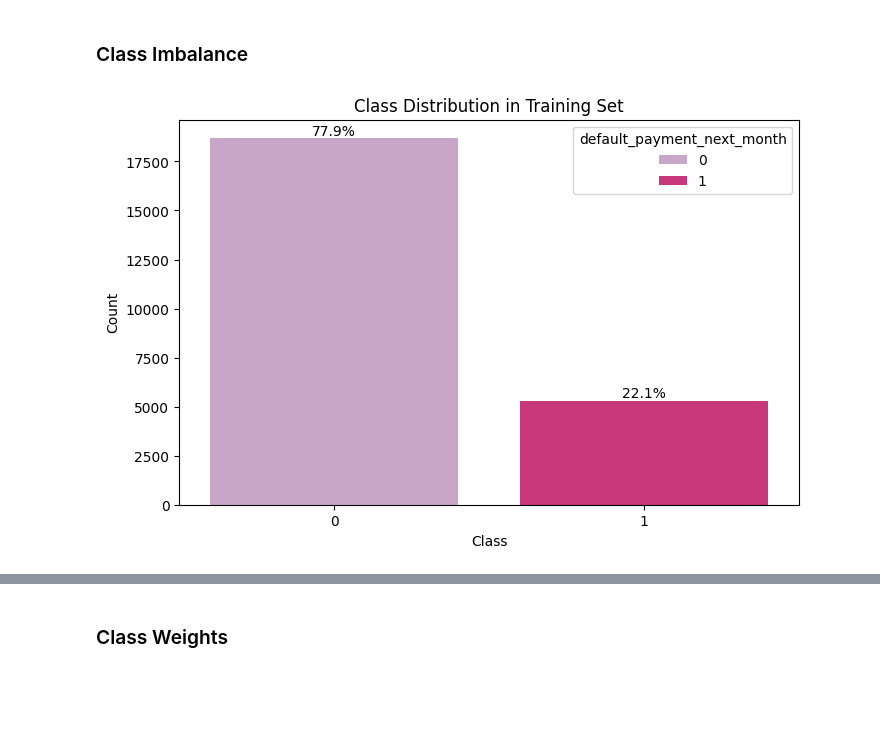
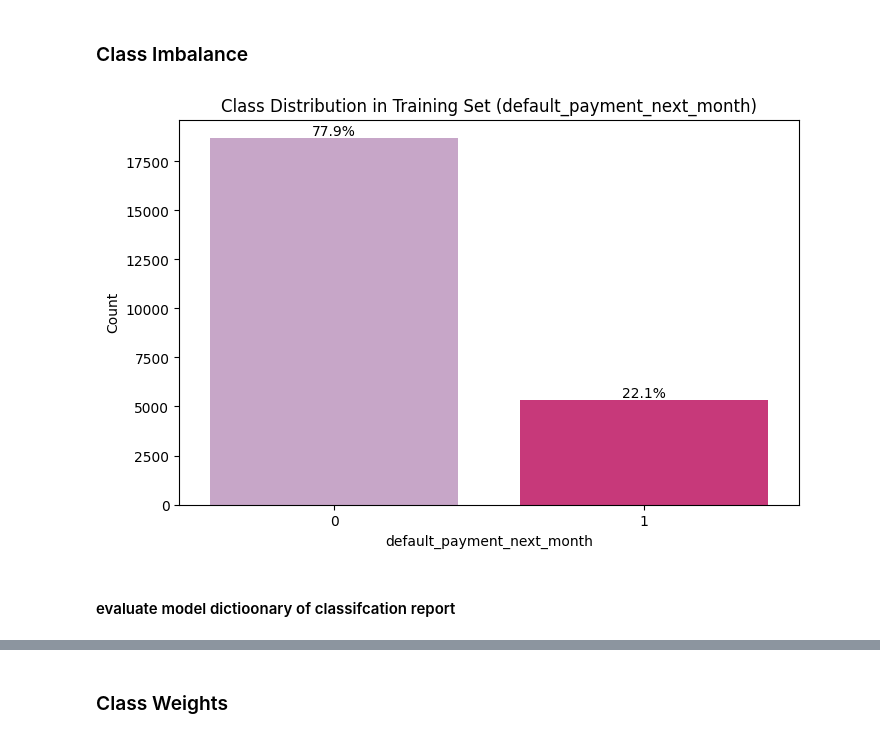
Before and after one commit to micah-shull/Machine_Learning_Pipelines, a Jupyter notebook: pipelines_09_class_imbalance.ipynb, the cells around one changed output, grey strips where cells are left out. Saved outputs shown, nothing was run; the diff lists cells and outputs as text; code cells hidden in the pictures; blank space fills up the shorter version.

```diff
--- a/pipelines_09_class_imbalance.ipynb
+++ b/pipelines_09_class_imbalance.ipynb
@@ -37,27 +37,9 @@ else:
 Preprocessing pipeline created successfully.
 # %% [markdown]
 ### Class Imbalance
-# %%
-import matplotlib.pyplot as plt
-import seaborn as sns
-
-# Plot class balance in the training set with ratio annotations
-def plot_class_distribution(y_train):
-    plt.figure(figsize=(8, 5))
-    sns.countplot(x=y_train, hue=y_train, palette='PuRd')
-    plt.title('Class Distribution in Training Set')
-    plt.xlabel('Class')
-    plt.ylabel('Count')
-
-    # Calculate the percentage for each class
-    total = len(y_train)
-    class_counts = y_train.value_counts()
-    for i, count in enumerate(class_counts):
-        percentage = 100 * count / total
-        plt.text(i, count, f'{percentage:.1f}%', ha='center', va='bottom')
-
-    plt.show()
-
-plot_class_distribution(y_train)
-# %% [output]
-[figure, removed]
+# %%
+plot_class_distribution(y_train, target)
+# %% [output]
+[figure, added]
+# %% [markdown]
+#### evaluate model dictioonary of classifcation report
```
Also changed, not shown: parts of 18 cells of this notebook.
